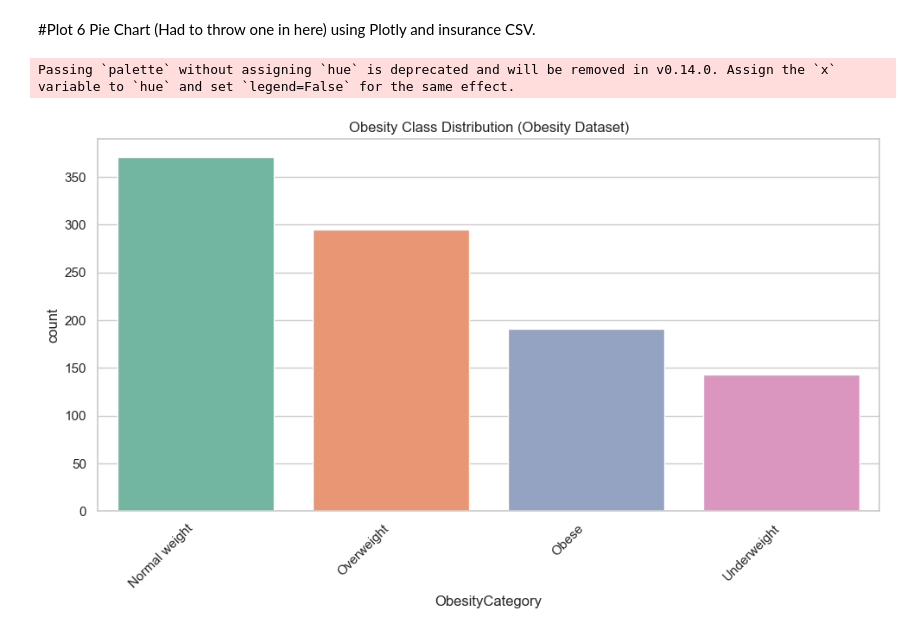
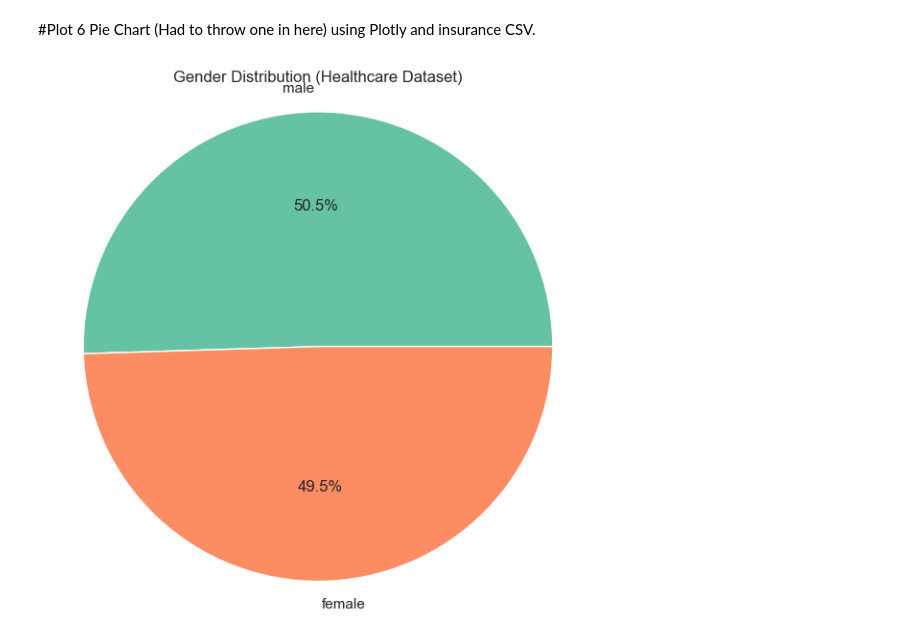
Before and after one commit to amydaniel24/DA-Mod2-WK4_Plots, a Jupyter notebook: plots.ipynb, the cells around one changed output. Drawn from its saved outputs; the diff is of its cells as text; code cells hidden in the pictures.

Commit message:
Fixing the Pie Chart

```diff
--- a/plots.ipynb
+++ b/plots.ipynb
@@ -194,13 +194,23 @@ Passing `palette` without assigning `hue` is deprecated and will be removed in v
 # %% [markdown]
 #Plot 6 Pie Chart (Had to throw one in here) using Plotly and insurance CSV.
 # %%
-sns.countplot(data=obesity_df, x="Obesity_Level" if "Obesity_Level" in obesity_df.columns else obesity_df.columns[-1],
-              order=obesity_df["Obesity_Level" if "Obesity_Level" in obesity_df.columns else obesity_df.columns[-1]].value_counts().index,
-              palette="Set2")
-plt.title("Obesity Class Distribution (Obesity Dataset)")
-plt.xticks(rotation=45, ha="right")
-plt.tight_layout()
-plt.show()
+gender_counts = health_df['sex'].value_counts()
+try:
+    import plotly.io as pio
+    import nbformat  # ensures compatibility with plotly in Jupyter environments
+    fig = px.pie(
+        names=gender_counts.index,
+        values=gender_counts.values,
+        title='Gender Distribution (Healthcare Dataset)'
+    )
+    fig.show()
+except (ImportError, ValueError):
+    # Fallback using matplotlib
+    plt.figure(figsize=(6, 6))
+    plt.pie(gender_counts.values, labels=gender_counts.index, autopct='%1.1f%%', colors=plt.cm.Set2.colors)
+    plt.title('Gender Distribution (Healthcare Dataset)')
+    plt.axis('equal')
+    plt.tight_layout()
+    plt.show()
 # %% [output]
-Passing `palette` without assigning `hue` is deprecated and will be removed in v0.14.0. Assign the `x` variable to `hue` and set `legend=False` for the same effect.
-[figure, old version]
+[figure, new version]
```
